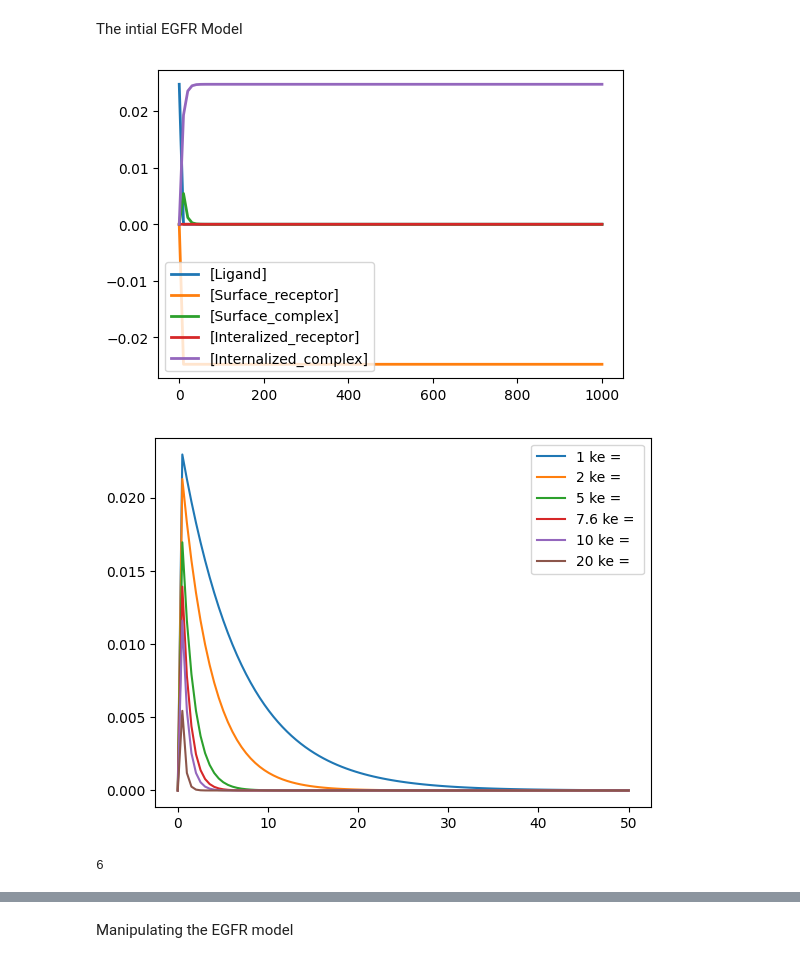
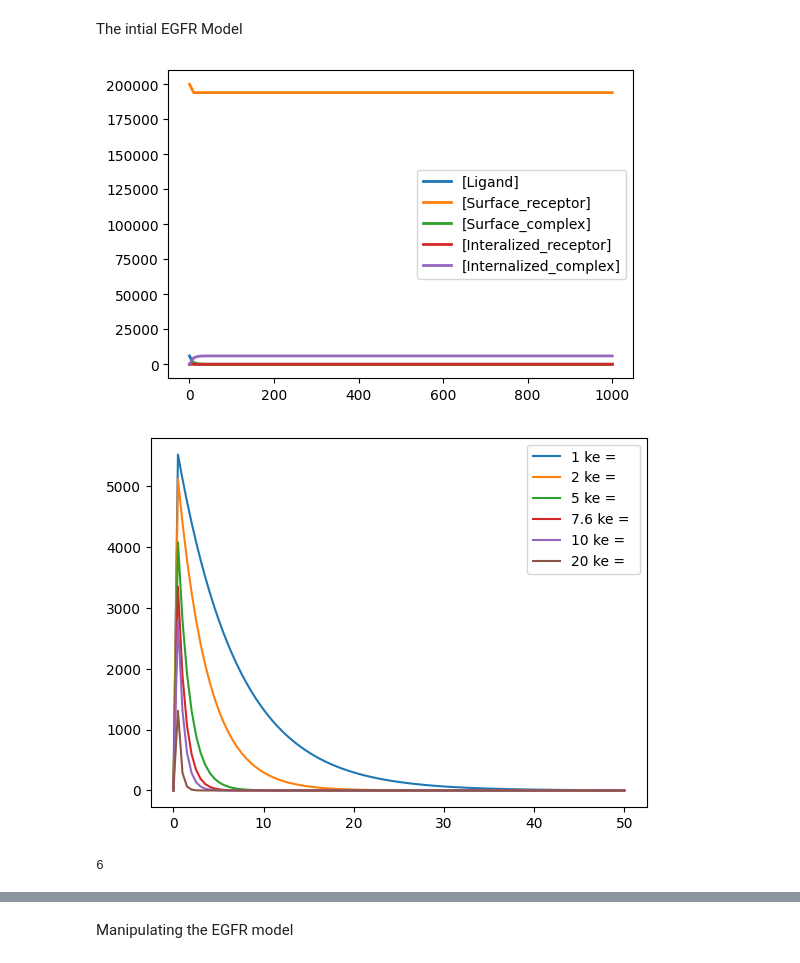
Before and after one commit to Ara101/Recapitulating-Shankaran2007-GPCR-model, a Jupyter notebook: GPCR_model/Shankaran_model.ipynb, the cells around one changed output, grey strips where cells are left out. Cells and saved outputs as stored; diff of their text form; code cells hidden in the pictures.

```diff
--- a/GPCR_model/Shankaran_model.ipynb
+++ b/GPCR_model/Shankaran_model.ipynb
@@ -18,39 +18,39 @@ Surface_receptor -> Interalized_receptor; Surface_receptor*kt
 
 Surface_complex -> Internalized_complex; Surface_complex*ke
 
-Ligand  = 0.01*Kd
+Ligand  = 0.01*Kd + 5961
 Surface_receptor = Rt
 Surface_complex = 0
 
 kon = 0.097
 koff = 0.24
 Kd = koff/kon
 
 kt = 0.02
 ke = 0.15
 Vr = kt*Rt
 
 Rt = 200000
 V = 0.0000000004
 """)
 shankaran_model_EGFR.reset()
 m = shankaran_model_EGFR.simulate(0, 1000, 100)
 shankaran_model_EGFR.plot()
 
 # change a species value to recreate the graph
 shankaran_model_EGFR.resetAll()
 count = 0
 for i in [1,2,5,7.6,10,20]:
     shankaran_model_EGFR.resetToOrigin()
     shankaran_model_EGFR.ke = 0.15*i
     result = shankaran_model_EGFR.simulate(0, 50, 100,['time','Surface_complex'])
     plt.plot(result[:,0],result[:,1], label = '%s ke = '%i)
     count += 1
 
 plt.legend()
 plt.show()
 print(count)
 # %% [output]
-[figure, old version]
+[figure, new version]
-[figure, old version]
+[figure, new version]
 6
```
Also changed, not shown: parts of 6 cells of this notebook.
